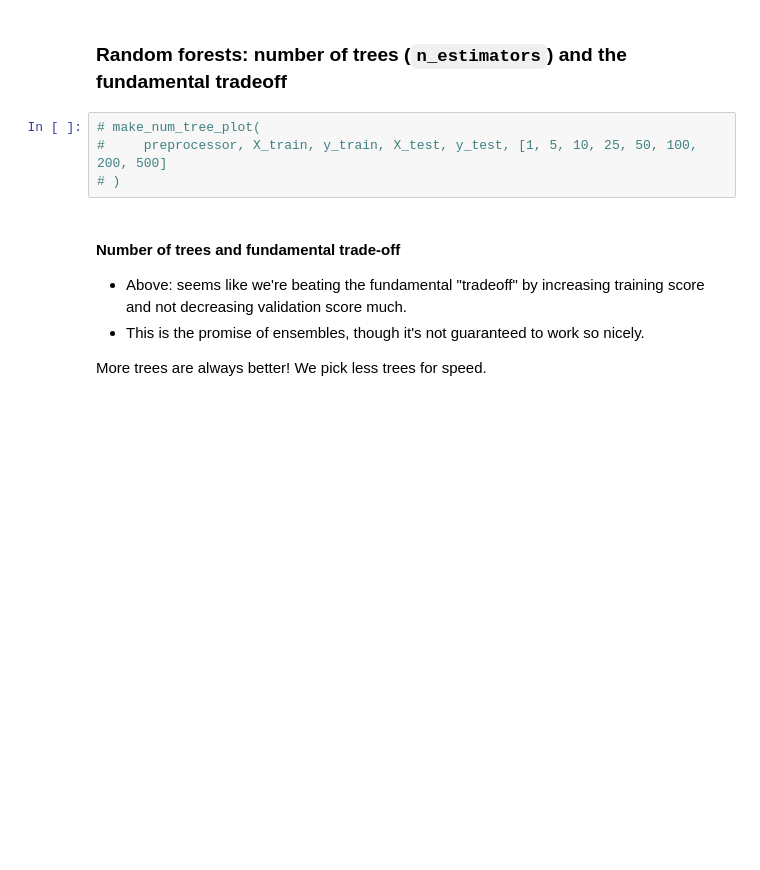
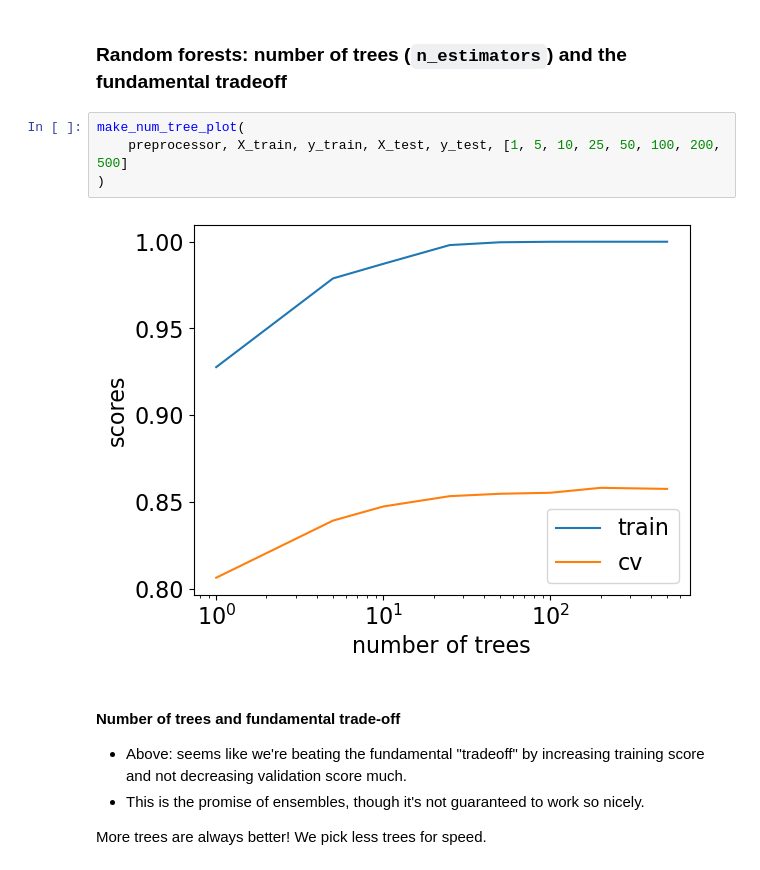
Before and after one commit to UBC-CS/cpsc330-2022W2, a Jupyter notebook: lectures/Giulia/11_ensembles.ipynb, the cells around one changed output. Saved outputs shown, nothing was run; the diff lists cells and outputs as text; blank space fills up the shorter version.

```diff
--- a/lectures/Giulia/11_ensembles.ipynb
+++ b/lectures/Giulia/11_ensembles.ipynb
@@ -402,9 +400,11 @@ prediction [0.]
 
 ### Random forests: number of trees (`n_estimators`) and the fundamental tradeoff
 # %%
-# make_num_tree_plot(
-#     preprocessor, X_train, y_train, X_test, y_test, [1, 5, 10, 25, 50, 100, 200, 500]
-# )
+make_num_tree_plot(
+    preprocessor, X_train, y_train, X_test, y_test, [1, 5, 10, 25, 50, 100, 200, 500]
+)
+# %% [output]
+[figure, added]
 # %% [markdown]
 #### Number of trees and fundamental trade-off
 
```
Also changed, not shown: parts of 9 cells of this notebook.
